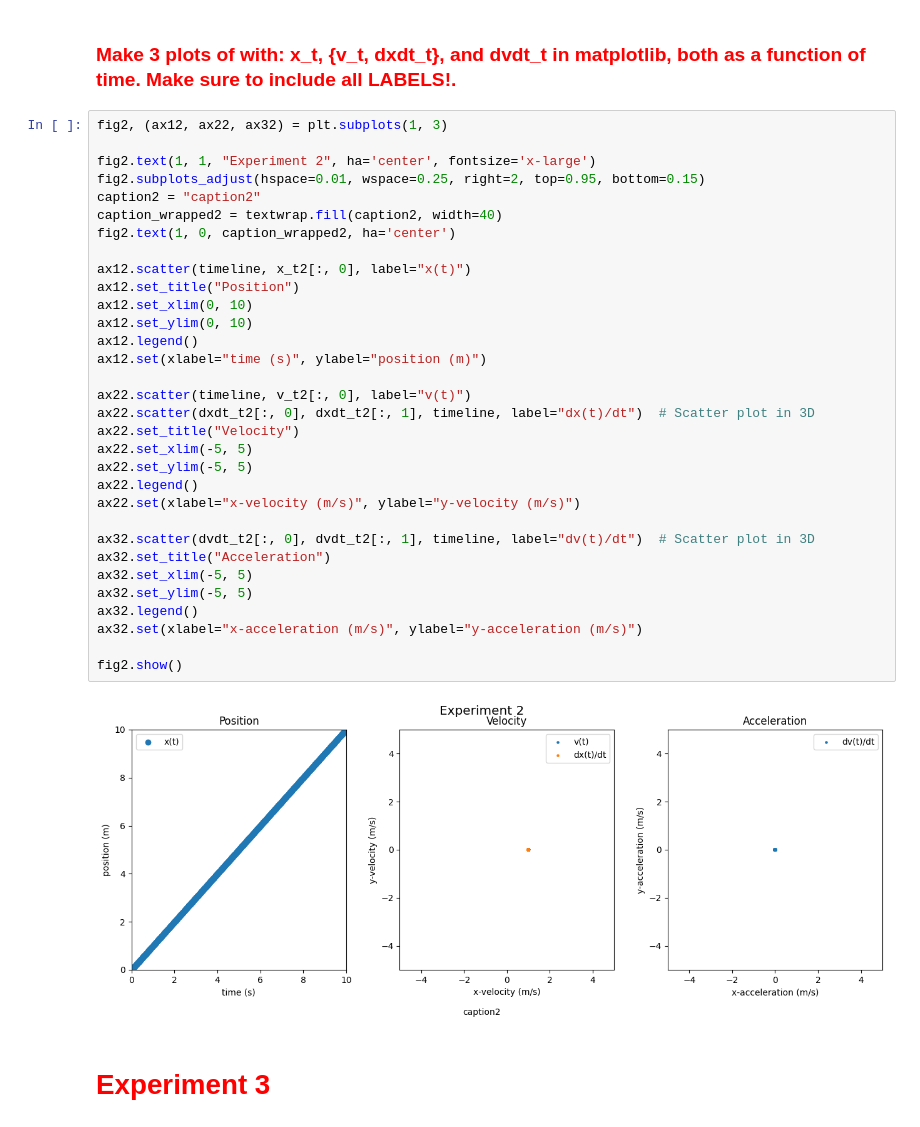
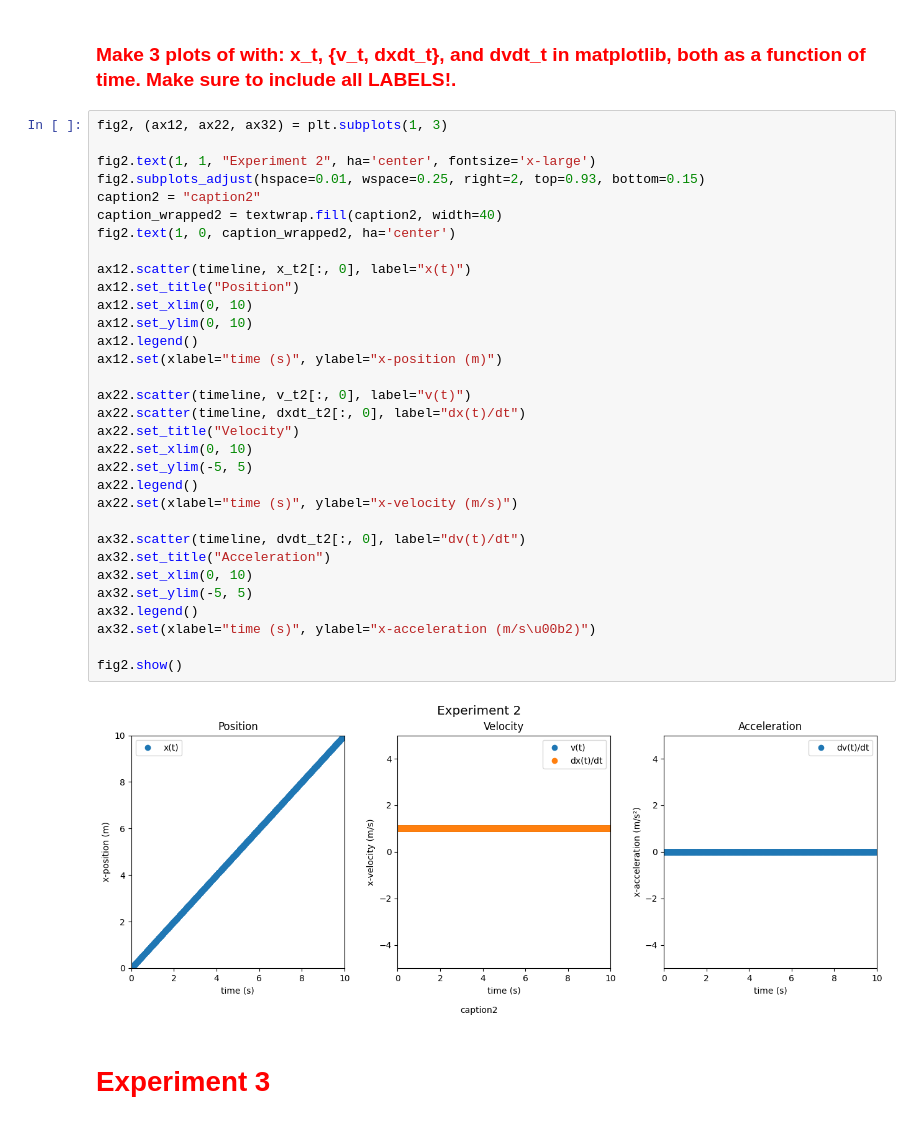
Before and after one commit to CalebAnderson22/PHY122, a Jupyter notebook: phy122_N1Lt.ipynb, the cells around one changed output. Cells and saved outputs as stored; diff of their text form.

```diff
--- a/phy122_N1Lt.ipynb
+++ b/phy122_N1Lt.ipynb
@@ -134,37 +134,37 @@ array([1., 0., 0.])
 # %%
 fig2, (ax12, ax22, ax32) = plt.subplots(1, 3)
 
 fig2.text(1, 1, "Experiment 2", ha='center', fontsize='x-large')
-fig2.subplots_adjust(hspace=0.01, wspace=0.25, right=2, top=0.95, bottom=0.15)
+fig2.subplots_adjust(hspace=0.01, wspace=0.25, right=2, top=0.93, bottom=0.15)
 caption2 = "caption2"
 caption_wrapped2 = textwrap.fill(caption2, width=40)
 fig2.text(1, 0, caption_wrapped2, ha='center')
 
 ax12.scatter(timeline, x_t2[:, 0], label="x(t)")
 ax12.set_title("Position")
 ax12.set_xlim(0, 10)
 ax12.set_ylim(0, 10)
 ax12.legend()
-ax12.set(xlabel="time (s)", ylabel="position (m)")
+ax12.set(xlabel="time (s)", ylabel="x-position (m)")
 
 ax22.scatter(timeline, v_t2[:, 0], label="v(t)")
-ax22.scatter(dxdt_t2[:, 0], dxdt_t2[:, 1], timeline, label="dx(t)/dt")  # Scatter plot in 3D
+ax22.scatter(timeline, dxdt_t2[:, 0], label="dx(t)/dt")
 ax22.set_title("Velocity")
-ax22.set_xlim(-5, 5)
+ax22.set_xlim(0, 10)
 ax22.set_ylim(-5, 5)
 ax22.legend()
-ax22.set(xlabel="x-velocity (m/s)", ylabel="y-velocity (m/s)")
+ax22.set(xlabel="time (s)", ylabel="x-velocity (m/s)")
 
-ax32.scatter(dvdt_t2[:, 0], dvdt_t2[:, 1], timeline, label="dv(t)/dt")  # Scatter plot in 3D
+ax32.scatter(timeline, dvdt_t2[:, 0], label="dv(t)/dt")
 ax32.set_title("Acceleration")
-ax32.set_xlim(-5, 5)
+ax32.set_xlim(0, 10)
 ax32.set_ylim(-5, 5)
 ax32.legend()
-ax32.set(xlabel="x-acceleration (m/s)", ylabel="y-acceleration (m/s)")
+ax32.set(xlabel="time (s)", ylabel="x-acceleration (m/s\u00b2)")
 
 fig2.show()
 # %% [output]
-[figure, old version]
+[figure, new version]
 # %% [markdown]
 #   <font color='Red'> **Experiment 3** </font>
 # %% [markdown]
```
Also changed, not shown: parts of 8 cells of this notebook.
